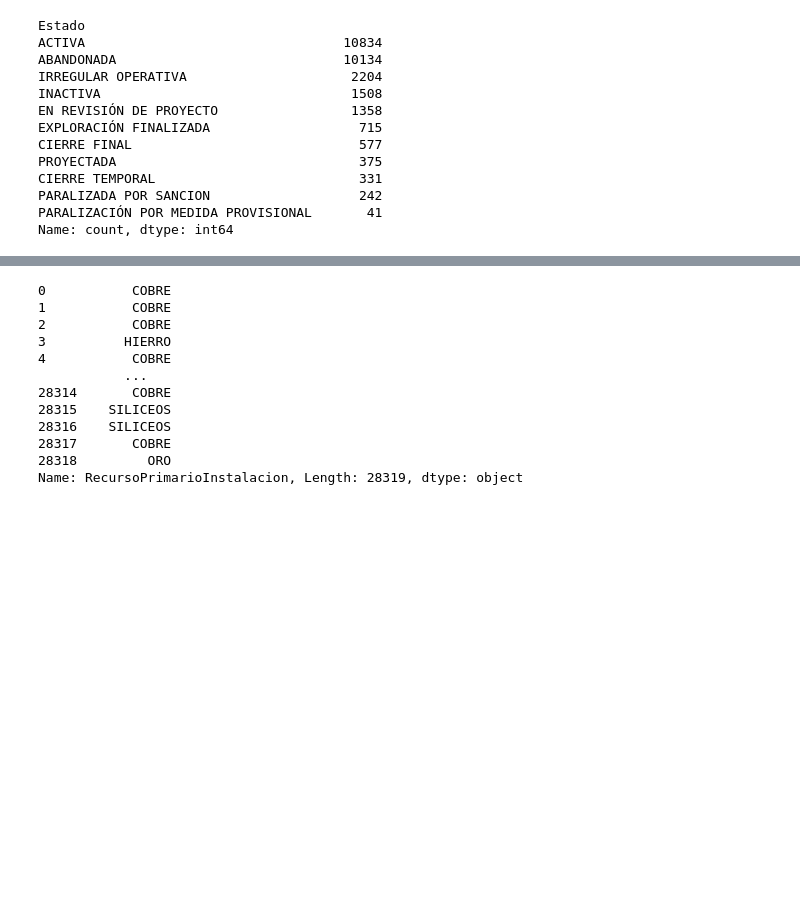
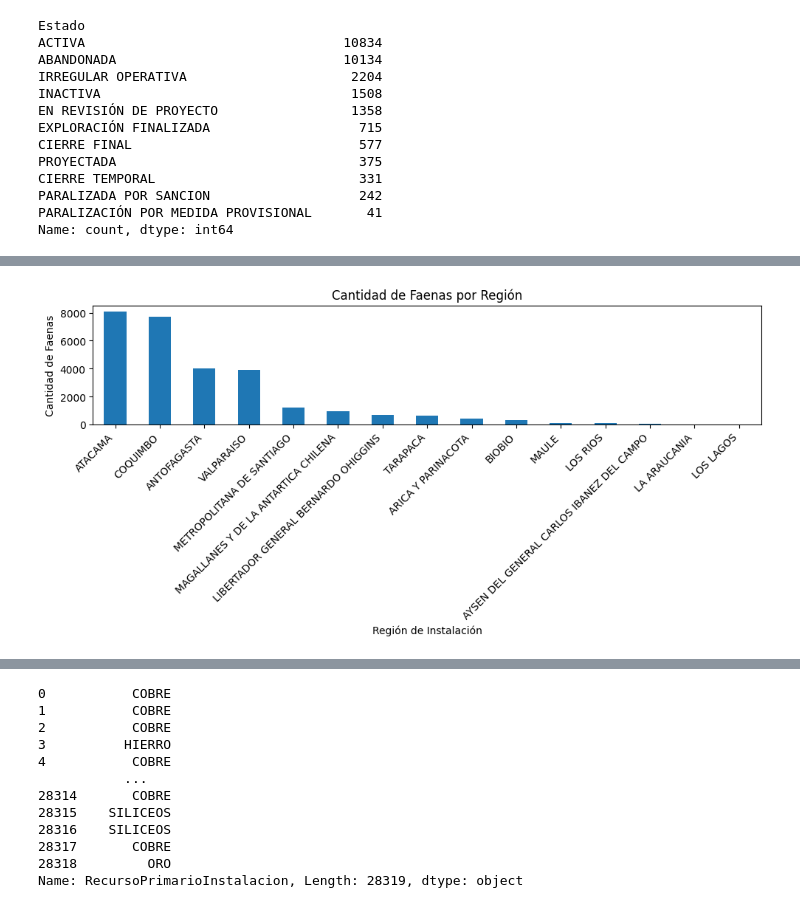
Before and after one commit to Arturo-Amberg/TrabajoTesis, a Jupyter notebook: Cluster/PreprocesamientoBD.ipynb, the cells around one changed output, grey strips where cells are left out. Cells and saved outputs as stored; diff of their text form; code cells hidden in the pictures; blank space fills up the shorter version.

```diff
--- a/Cluster/PreprocesamientoBD.ipynb
+++ b/Cluster/PreprocesamientoBD.ipynb
@@ -116,0 +201,12 @@ Name: count, dtype: int64
+# %%
+region_counts.plot(x='RegionInstalacion', y='CantidadFaenas', kind='bar', figsize=(10,5), legend=False)
+import matplotlib.pyplot as plt
+
+plt.xlabel('Región de Instalación')
+plt.ylabel('Cantidad de Faenas')
+plt.title('Cantidad de Faenas por Región')
+plt.xticks(rotation=45, ha='right')
+plt.tight_layout()
+plt.show()
+# %% [output]
+[figure, added]
```
Also changed, not shown: parts of 29 cells of this notebook.
